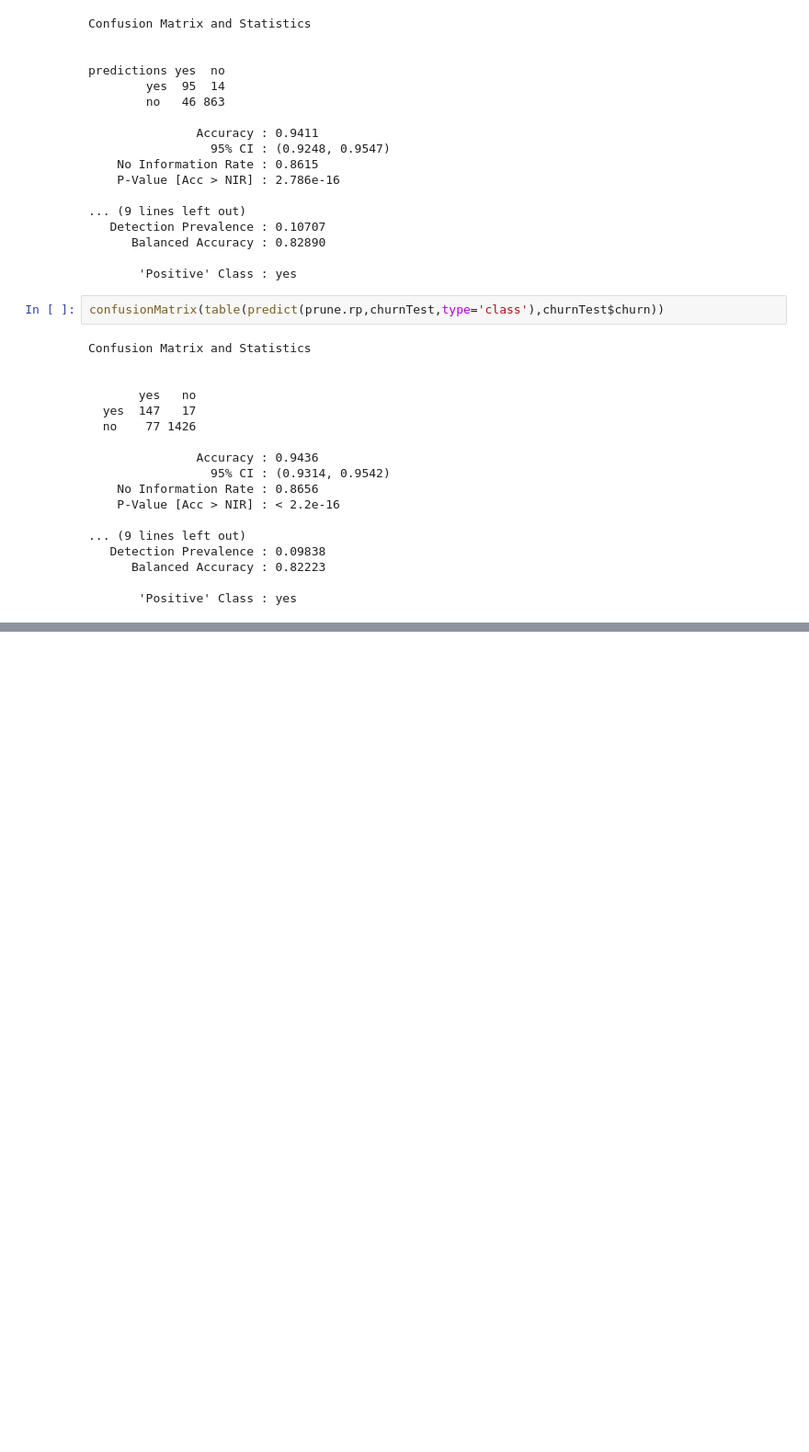
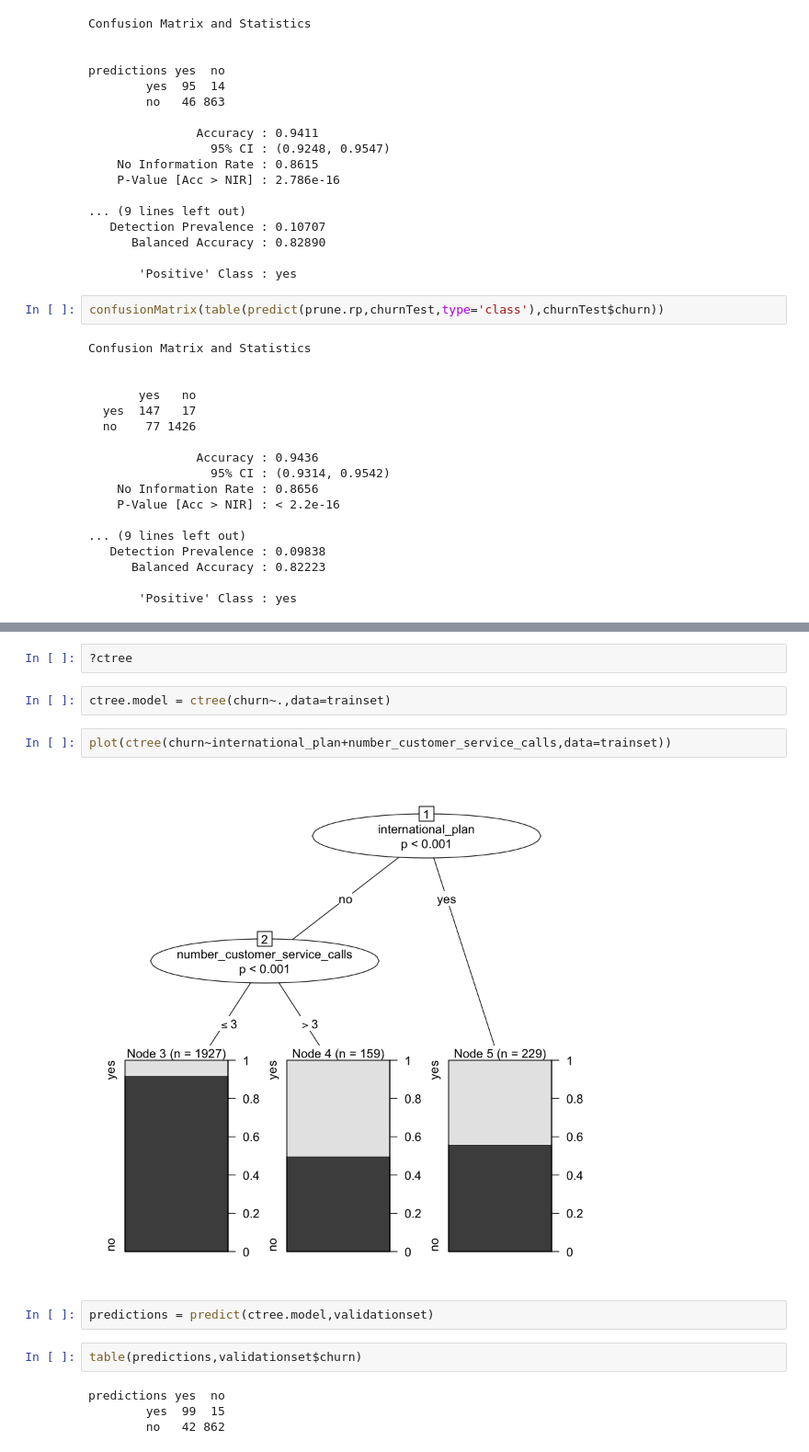
Before and after one commit to YuHsuanLin/riii, a Jupyter notebook: cb102/cb102_20180821.ipynb, the cells around one changed output, grey strips where cells are left out. Shown: that part at 92% size. Saved outputs shown, nothing was run; the diff lists cells and outputs as text; blank space fills up the shorter version.

```diff
--- a/cb102/cb102_20180821.ipynb
+++ b/cb102/cb102_20180821.ipynb
@@ -240,0 +259,16 @@ Confusion Matrix and Statistics
+# %%
+?ctree
+# %%
+ctree.model = ctree(churn~.,data=trainset)
+# %%
+plot(ctree(churn~international_plan+number_customer_service_calls,data=trainset))
+# %% [output]
+[figure, added]
+# %%
+predictions = predict(ctree.model,validationset)
+# %%
+table(predictions,validationset$churn)
+# %% [output]
+predictions yes  no
+        yes  99  15
+        no   42 862
```
Also changed, not shown: parts of 20 cells of this notebook.
